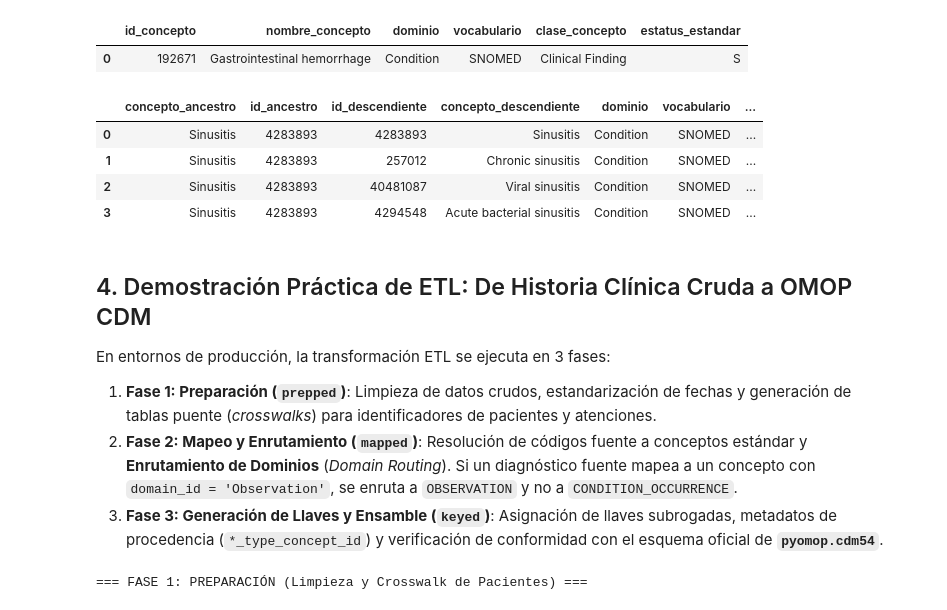
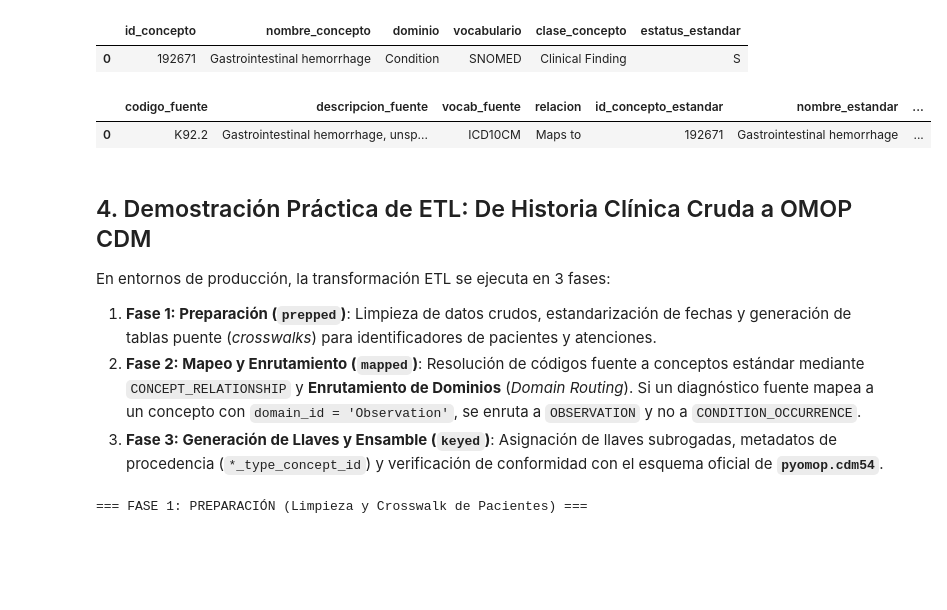
Before and after one commit to jdposada/diplomado_urosario, a Jupyter notebook: eunomia_omop_showcase_es.ipynb, the cells around one changed output. Drawn from its saved outputs; the diff is of its cells as text; code cells hidden in the pictures; blank space fills up the shorter version.

```diff
--- a/eunomia_omop_showcase_es.ipynb
+++ b/eunomia_omop_showcase_es.ipynb
@@ -343,44 +352,44 @@ display(conceptos_df)
 # %% [output]
 |  | id_concepto | nombre_concepto | dominio | vocabulario | clase_concepto | estatus_estandar |
 | 0 | 192671 | Gastrointestinal hemorrhage | Condition | SNOMED | Clinical Finding | S |
-# %%
-# @title Explorador Jerárquico de Ancestros y Descendientes { display-mode: 'form' }
-# @markdown ### Navegador Jerárquico de Conceptos Ancestros y Descendientes
-ancestro_seleccionado = "Sinusitis (4283893)"  # @param ["Sinusitis (4283893)", "Acetaminophen (1125315)", "Amoxicillin (1713332)", "Ethinyl Estradiol (1549786)"]
-niveles_maximos = 3  # @param {type:"slider", min:1, max:5, step:1}
-
-id_ancestro = int(ancestro_seleccionado.split("(")[-1].replace(")", ""))
-
-jerarquia_df = con.execute(f"""
-    select
-        c_anc.concept_name as concepto_ancestro,
-        ca.ancestor_concept_id as id_ancestro,
-        ca.descendant_concept_id as id_descendiente,
-        c_desc.concept_name as concepto_descendiente,
-        c_desc.domain_id as dominio,
-        c_desc.vocabulary_id as vocabulario,
-        ca.min_levels_of_separation as niveles_separacion
-    from concept_ancestor ca
-    join concept c_anc on ca.ancestor_concept_id = c_anc.concept_id
-    join concept c_desc on ca.descendant_concept_id = c_desc.concept_id
-    where ca.ancestor_concept_id = {id_ancestro}
-      and ca.min_levels_of_separation <= {niveles_maximos}
-    order by ca.min_levels_of_separation, c_desc.concept_name
-""").df()
-
-display(jerarquia_df)
-# %% [output]
-|  | concepto_ancestro | id_ancestro | id_descendiente | concepto_descendiente | dominio | vocabulario | ... |
-| 0 | Sinusitis | 4283893 | 4283893 | Sinusitis | Condition | SNOMED | ... |
-| 1 | Sinusitis | 4283893 | 257012 | Chronic sinusitis | Condition | SNOMED | ... |
-| 2 | Sinusitis | 4283893 | 40481087 | Viral sinusitis | Condition | SNOMED | ... |
-| 3 | Sinusitis | 4283893 | 4294548 | Acute bacterial sinusitis | Condition | SNOMED | ... |
+# %%
+# @title Navegador de Mapeos 'Maps to' en CONCEPT_RELATIONSHIP { display-mode: 'form' }
+# @markdown ### Explorador de Relaciones 'Maps to' (Código Fuente a Concepto Estándar)
+# @markdown Seleccione un vocabulario fuente para ver cómo sus conceptos no estándar traducen a conceptos estándar:
+vocabulario_fuente = "ICD10CM"  # @param ["ICD10CM", "SNOMED", "LOINC", "RxNorm", "UCUM"]
+limite_filas = 10  # @param {type:"slider", min:5, max:30, step:5}
+
+consulta_mapeos = f"""
+    select
+        c_fuente.concept_code as codigo_fuente,
+        c_fuente.concept_name as descripcion_fuente,
+        c_fuente.vocabulary_id as vocab_fuente,
+        cr.relationship_id as relacion,
+        c_estandar.concept_id as id_concepto_estandar,
+        c_estandar.concept_name as nombre_estandar,
+        c_estandar.domain_id as dominio_destino,
+        c_estandar.vocabulary_id as vocab_estandar
+    from concept_relationship cr
+    join concept c_fuente on cr.concept_id_1 = c_fuente.concept_id
+    join concept c_estandar on cr.concept_id_2 = c_estandar.concept_id
+    where cr.relationship_id = 'Maps to'
+      and c_fuente.concept_id != c_estandar.concept_id
+      and c_fuente.vocabulary_id = '{vocabulario_fuente}'
+    order by c_fuente.concept_name
+    limit {limite_filas}
+"""
+
+mapeos_df = con.execute(consulta_mapeos).df()
+display(mapeos_df)
+# %% [output]
+|  | codigo_fuente | descripcion_fuente | vocab_fuente | relacion | id_concepto_estandar | nombre_estandar | ... |
+| 0 | K92.2 | Gastrointestinal hemorrhage, unsp... | ICD10CM | Maps to | 192671 | Gastrointestinal hemorrhage | ... |
 # %% [markdown]
 ## 4. Demostración Práctica de ETL: De Historia Clínica Cruda a OMOP CDM
 
 En entornos de producción, la transformación ETL se ejecuta en 3 fases:
 1. **Fase 1: Preparación (`prepped`)**: Limpieza de datos crudos, estandarización de fechas y generación de tablas puente (*crosswalks*) para identificadores de pacientes y atenciones.
-2. **Fase 2: Mapeo y Enrutamiento (`mapped`)**: Resolución de códigos fuente a conceptos estándar y **Enrutamiento de Dominios** (*Domain Routing*). Si un diagnóstico fuente mapea a un concepto con `domain_id = 'Observation'`, se enruta a `OBSERVATION` y no a `CONDITION_OCCURRENCE`.
+2. **Fase 2: Mapeo y Enrutamiento (`mapped`)**: Resolución de códigos fuente a conceptos estándar mediante `CONCEPT_RELATIONSHIP` y **Enrutamiento de Dominios** (*Domain Routing*). Si un diagnóstico fuente mapea a un concepto con `domain_id = 'Observation'`, se enruta a `OBSERVATION` y no a `CONDITION_OCCURRENCE`.
 3. **Fase 3: Generación de Llaves y Ensamble (`keyed`)**: Asignación de llaves subrogadas, metadatos de procedencia (`*_type_concept_id`) y verificación de conformidad con el esquema oficial de **`pyomop.cdm54`**.
 # %%
 # @title Ejecutar Pipeline de ETL en 3 Fases { display-mode: 'form' }
```
Also changed, not shown: parts of 14 cells of this notebook.
